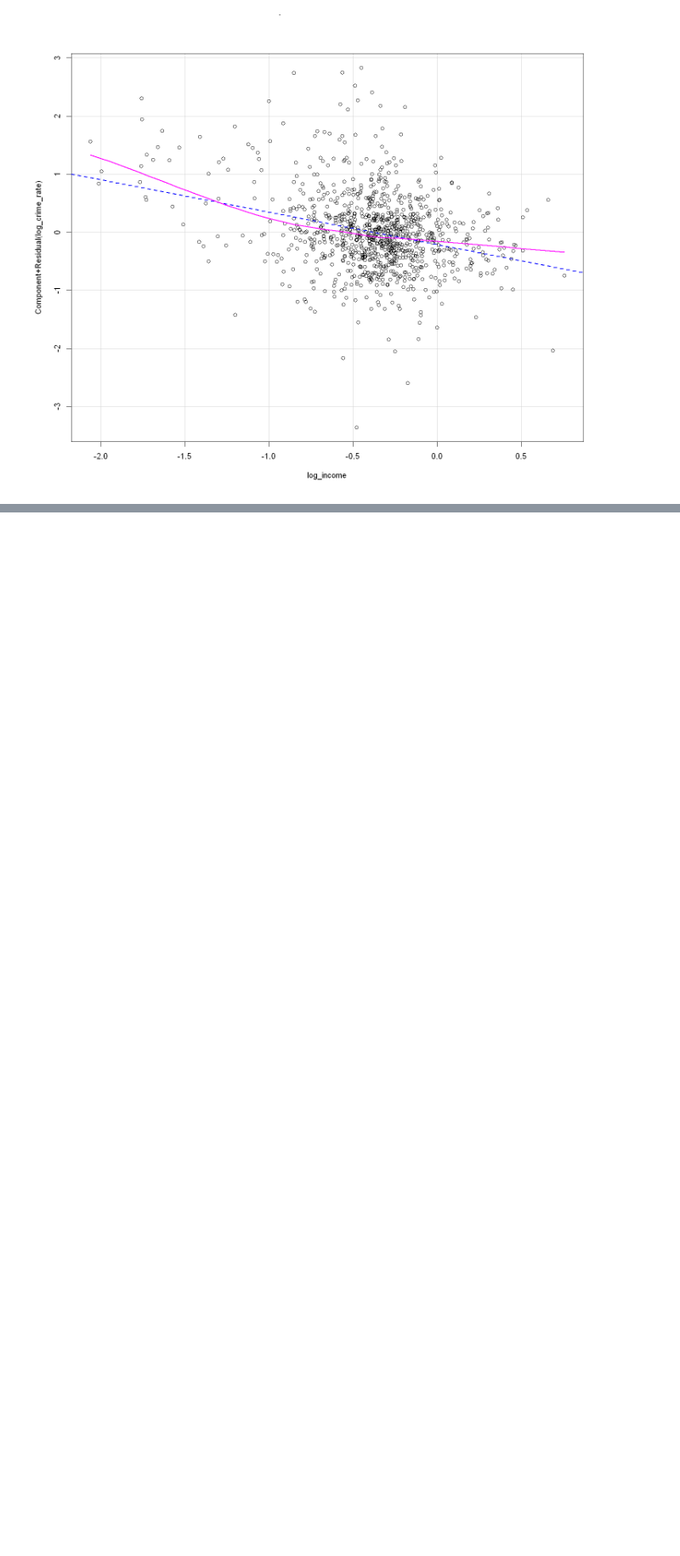
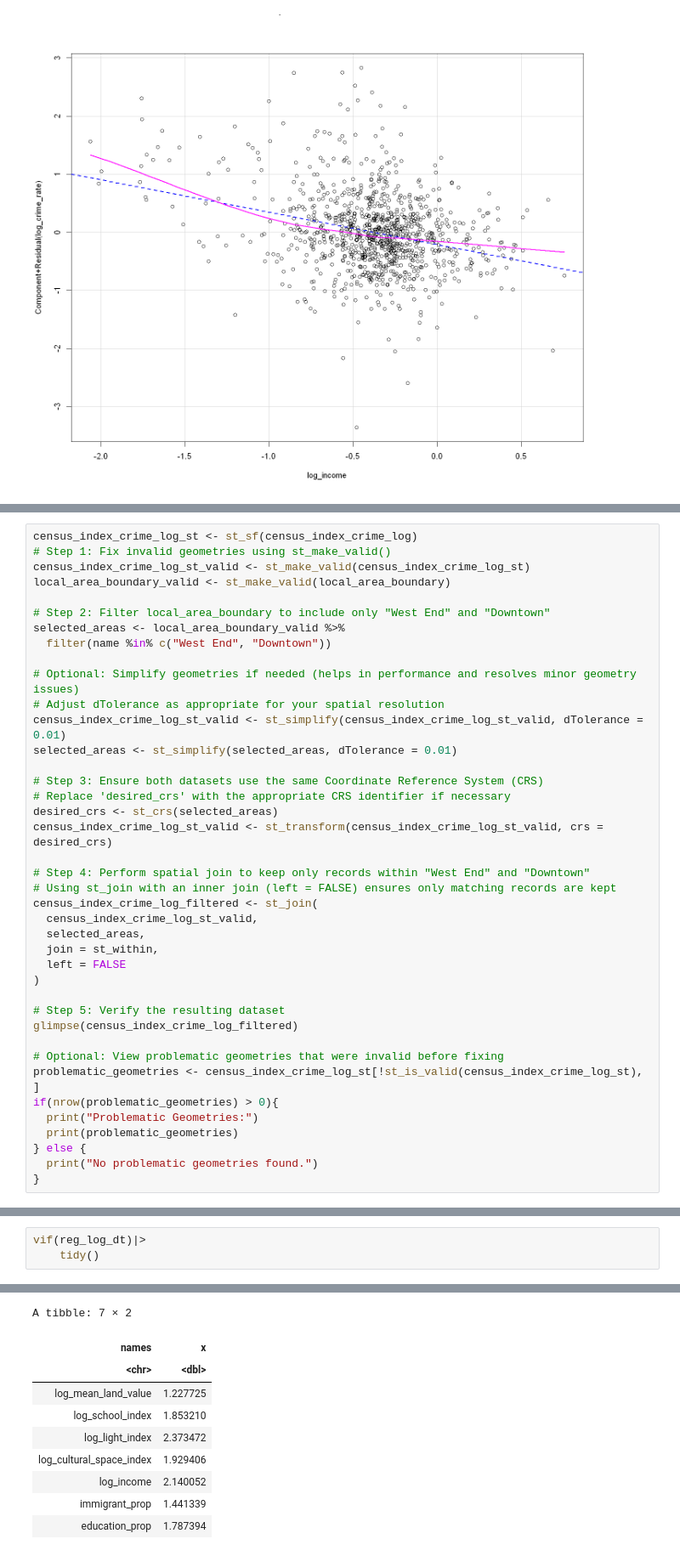
Before and after one commit to Irene-Berezin/econ326, a Jupyter notebook: project_regression.ipynb, the cells around one changed output, grey strips where cells are left out. Shown at 85% size. Drawn from its saved outputs; the diff is of its cells as text; blank space fills up the shorter version.

Commit message:
Added subregional analysis for downtown

```diff
--- a/project_regression.ipynb
+++ b/project_regression.ipynb
@@ -1146,0 +1155,40 @@ crPlots(reg_log2, terms = ~ log_income)
+# %%
+census_index_crime_log_st <- st_sf(census_index_crime_log)
+# Step 1: Fix invalid geometries using st_make_valid()
+census_index_crime_log_st_valid <- st_make_valid(census_index_crime_log_st)
+local_area_boundary_valid <- st_make_valid(local_area_boundary)
+
+# Step 2: Filter local_area_boundary to include only "West End" and "Downtown"
+selected_areas <- local_area_boundary_valid %>%
+  filter(name %in% c("West End", "Downtown"))
+
+# Optional: Simplify geometries if needed (helps in performance and resolves minor geometry issues)
+# Adjust dTolerance as appropriate for your spatial resolution
+census_index_crime_log_st_valid <- st_simplify(census_index_crime_log_st_valid, dTolerance = 0.01)
+selected_areas <- st_simplify(selected_areas, dTolerance = 0.01)
+
+# Step 3: Ensure both datasets use the same Coordinate Reference System (CRS)
+# Replace 'desired_crs' with the appropriate CRS identifier if necessary
+desired_crs <- st_crs(selected_areas)
+census_index_crime_log_st_valid <- st_transform(census_index_crime_log_st_valid, crs = desired_crs)
+
+# Step 4: Perform spatial join to keep only records within "West End" and "Downtown"
+# Using st_join with an inner join (left = FALSE) ensures only matching records are kept
+census_index_crime_log_filtered <- st_join(
+  census_index_crime_log_st_valid,
+  selected_areas,
+  join = st_within,
+  left = FALSE
+)
+
+# Step 5: Verify the resulting dataset
+glimpse(census_index_crime_log_filtered)
+
+# Optional: View problematic geometries that were invalid before fixing
+problematic_geometries <- census_index_crime_log_st[!st_is_valid(census_index_crime_log_st), ]
+if(nrow(problematic_geometries) > 0){
+  print("Problematic Geometries:")
+  print(problematic_geometries)
+} else {
+  print("No problematic geometries found.")
+}
@@ -1146,0 +1315,4 @@ crPlots(reg_log2, terms = ~ log_income)
+# %%
+vif(reg_log_dt)|>
+    tidy()
+# %% [output]
@@ -1146,0 +1322,10 @@ crPlots(reg_log2, terms = ~ log_income)
+A tibble: 7 × 2
+| names | x |
+| <chr> | <dbl> |
+| log_mean_land_value | 1.227725 |
+| log_school_index | 1.853210 |
+| log_light_index | 2.373472 |
+| log_cultural_space_index | 1.929406 |
+| log_income | 2.140052 |
+| immigrant_prop | 1.441339 |
+| education_prop | 1.787394 |
```
Also changed, not shown: parts of 20 cells of this notebook.
